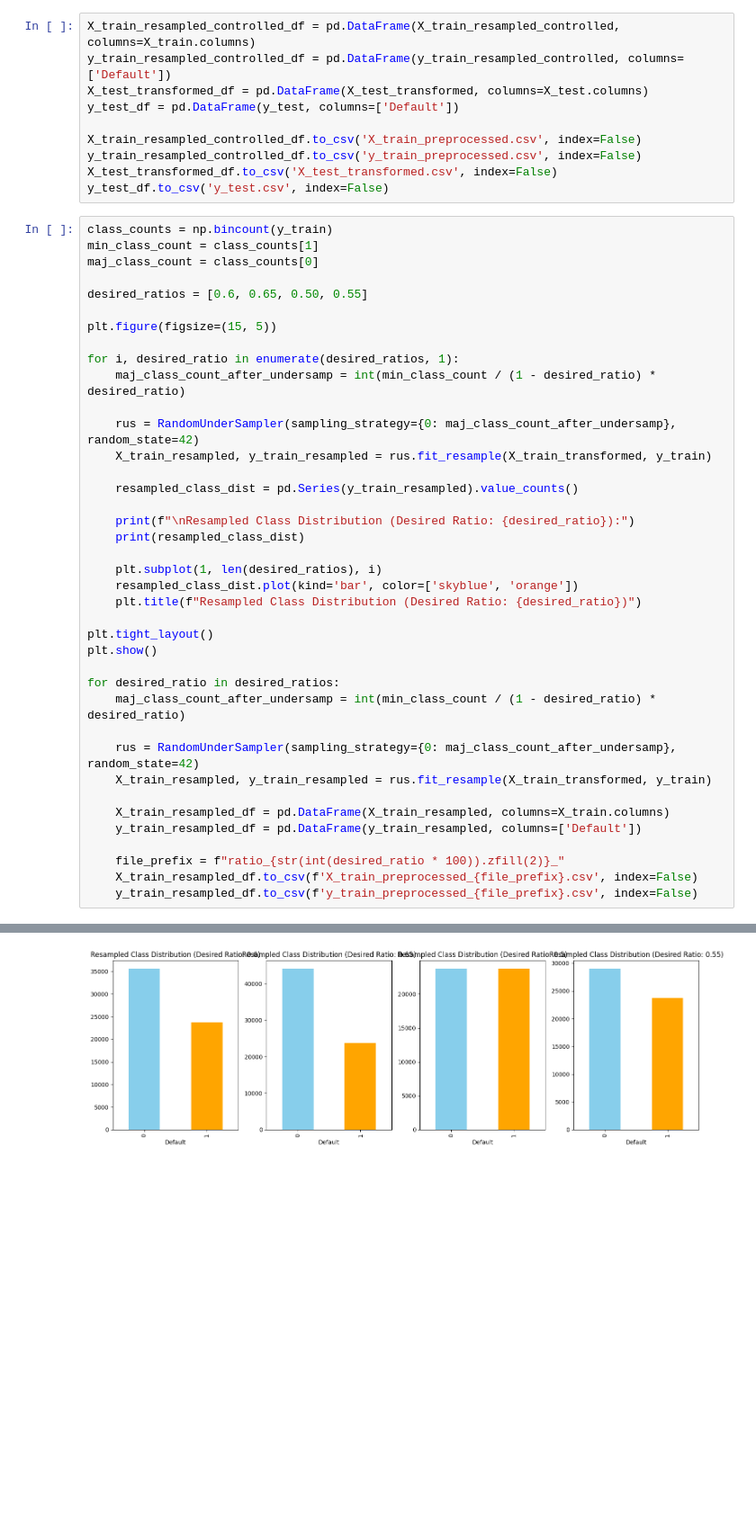
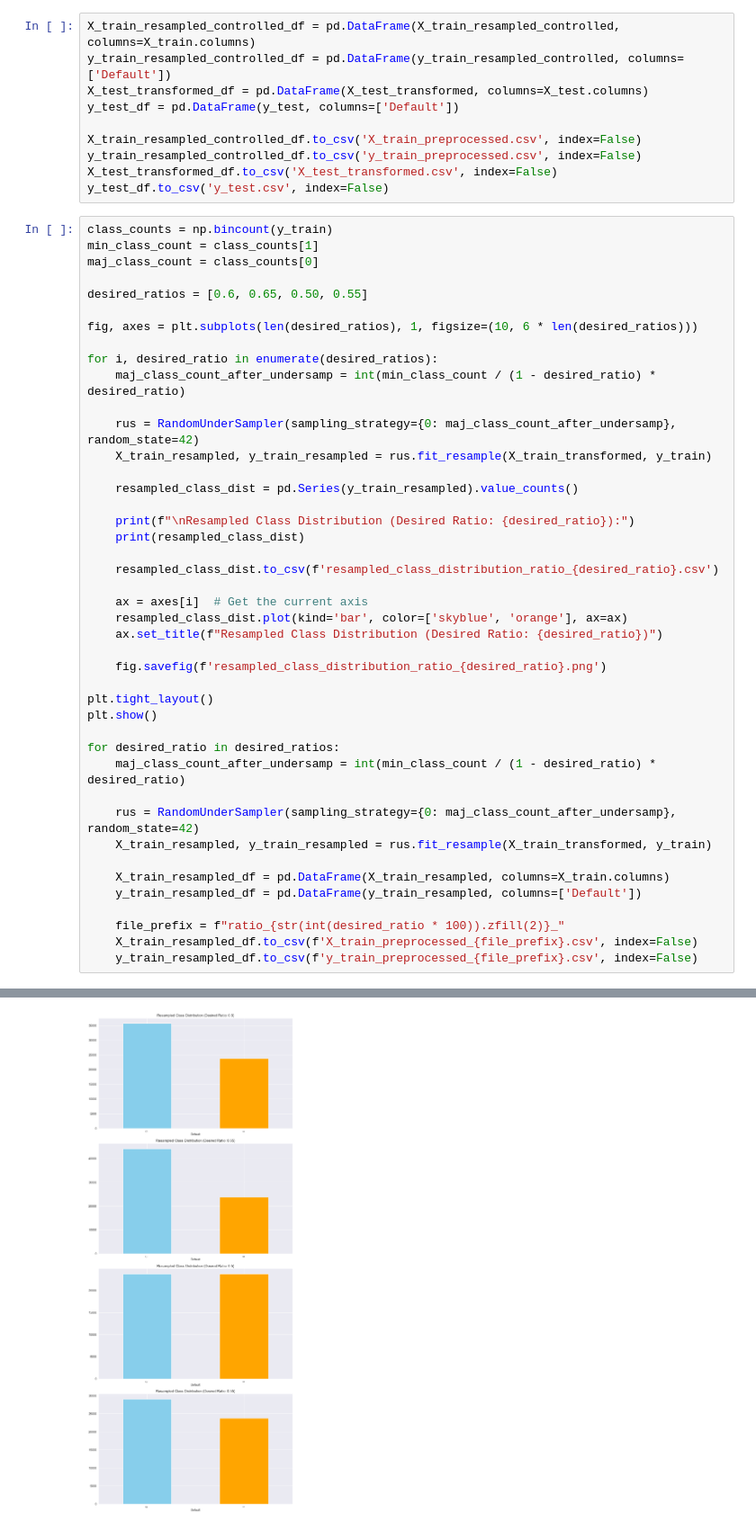
Before and after one commit to tripfernandes/Capstone-II---Loan-Default-Prediction, a Jupyter notebook: loan_prediction_preprocessing.ipynb, the cells around one changed output, grey strips where cells are left out. Shown: that part at 90% size. Drawn from its saved outputs; the diff is of its cells as text; blank space fills up the shorter version.

```diff
--- a/loan_prediction_preprocessing.ipynb
+++ b/loan_prediction_preprocessing.ipynb
@@ -280,9 +280,9 @@ maj_class_count = class_counts[0]
 
 desired_ratios = [0.6, 0.65, 0.50, 0.55]
 
-plt.figure(figsize=(15, 5))
+fig, axes = plt.subplots(len(desired_ratios), 1, figsize=(10, 6 * len(desired_ratios)))
 
-for i, desired_ratio in enumerate(desired_ratios, 1):
+for i, desired_ratio in enumerate(desired_ratios):
     maj_class_count_after_undersamp = int(min_class_count / (1 - desired_ratio) * desired_ratio)
 
     rus = RandomUnderSampler(sampling_strategy={0: maj_class_count_after_undersamp}, random_state=42)
@@ -293,9 +293,13 @@ for i, desired_ratio in enumerate(desired_ratios, 1):
     print(f"\nResampled Class Distribution (Desired Ratio: {desired_ratio}):")
     print(resampled_class_dist)
 
-    plt.subplot(1, len(desired_ratios), i)
-    resampled_class_dist.plot(kind='bar', color=['skyblue', 'orange'])
-    plt.title(f"Resampled Class Distribution (Desired Ratio: {desired_ratio})")
+    resampled_class_dist.to_csv(f'resampled_class_distribution_ratio_{desired_ratio}.csv')
+
+    ax = axes[i]  # Get the current axis
+    resampled_class_dist.plot(kind='bar', color=['skyblue', 'orange'], ax=ax)
+    ax.set_title(f"Resampled Class Distribution (Desired Ratio: {desired_ratio})")
+
+    fig.savefig(f'resampled_class_distribution_ratio_{desired_ratio}.png')
 
 plt.tight_layout()
 plt.show()
@@ -303,31 +307,31 @@ plt.show()
 for desired_ratio in desired_ratios:
     maj_class_count_after_undersamp = int(min_class_count / (1 - desired_ratio) * desired_ratio)
 
     rus = RandomUnderSampler(sampling_strategy={0: maj_class_count_after_undersamp}, random_state=42)
     X_train_resampled, y_train_resampled = rus.fit_resample(X_train_transformed, y_train)
 
     X_train_resampled_df = pd.DataFrame(X_train_resampled, columns=X_train.columns)
     y_train_resampled_df = pd.DataFrame(y_train_resampled, columns=['Default'])
 
     file_prefix = f"ratio_{str(int(desired_ratio * 100)).zfill(2)}_"
     X_train_resampled_df.to_csv(f'X_train_preprocessed_{file_prefix}.csv', index=False)
     y_train_resampled_df.to_csv(f'y_train_preprocessed_{file_prefix}.csv', index=False)
 # %% [output]
 Resampled Class Distribution (Desired Ratio: 0.6):
 Default
 0    35629
 1    23753
 Name: count, dtype: int64
 
 Resampled Class Distribution (Desired Ratio: 0.65):
 Default
 0    44112
 1    23753
 Name: count, dtype: int64
 
 ... (7 lines left out)
 Default
 0    29031
 1    23753
 Name: count, dtype: int64
-[figure, old version]
+[figure, new version]
```
Also changed, not shown: parts of 3 cells of this notebook.
